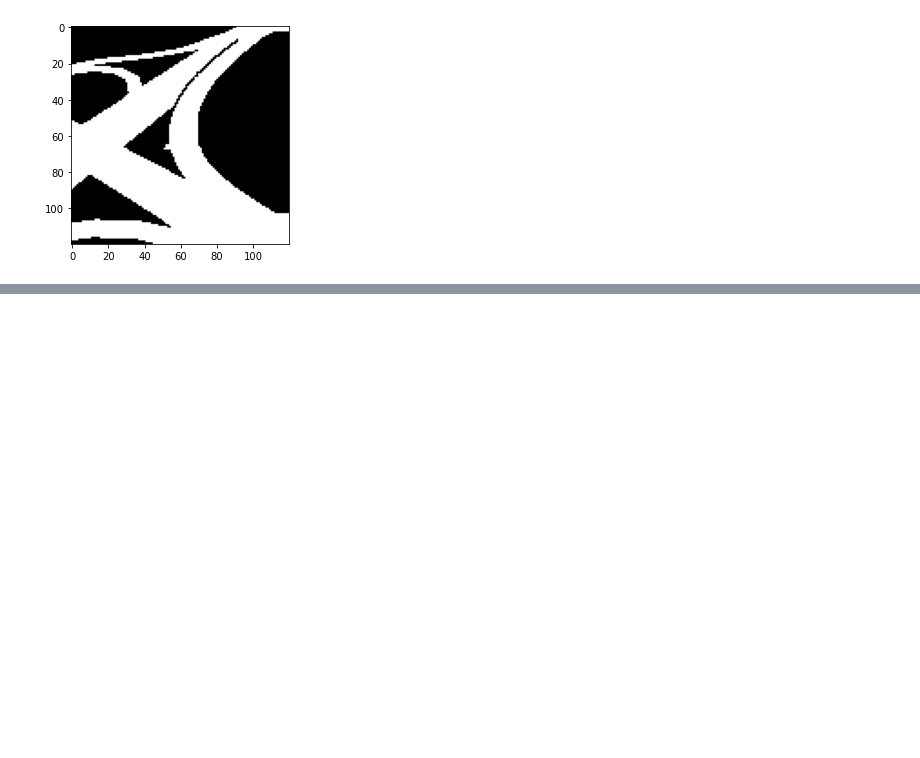
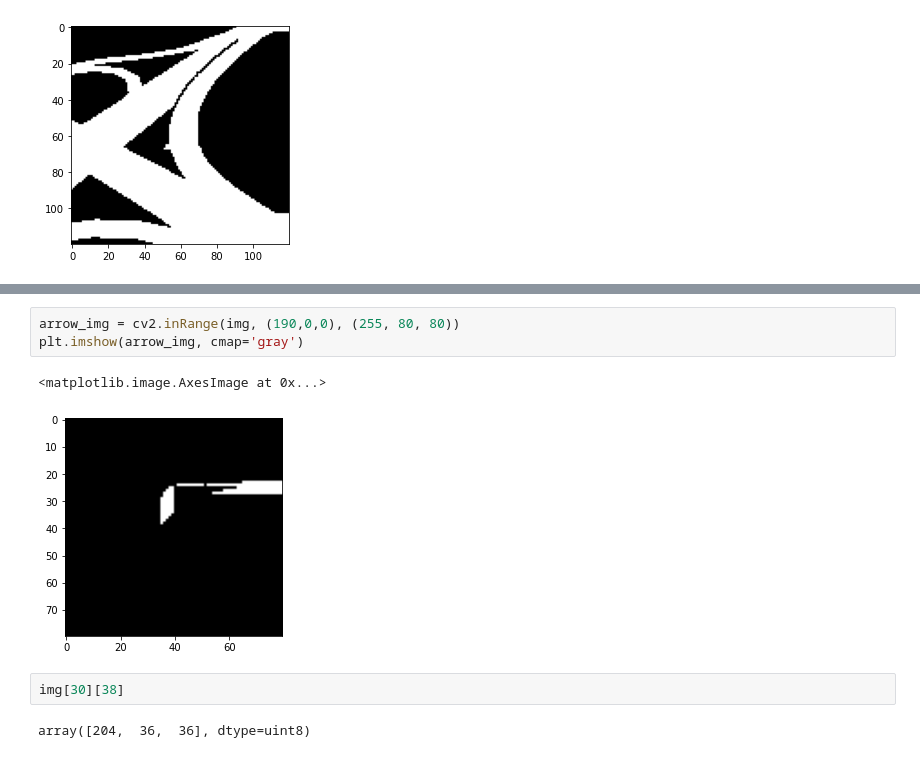
Before and after one commit to evopen/auto-ets2, a Jupyter notebook: scripts/crop_map.ipynb, the cells around one changed output, grey strips where cells are left out. Saved outputs shown, nothing was run; the diff lists cells and outputs as text; blank space fills up the shorter version.

```diff
--- a/scripts/crop_map.ipynb
+++ b/scripts/crop_map.ipynb
@@ -65,0 +81,10 @@ plt.imshow(all_roads, cmap='gray')
+# %%
+arrow_img = cv2.inRange(img, (190,0,0), (255, 80, 80))
+plt.imshow(arrow_img, cmap='gray')
+# %% [output]
+<matplotlib.image.AxesImage at 0x...>
+[figure, added]
+# %%
+img[30][38]
+# %% [output]
+array([204,  36,  36], dtype=uint8)
```
Also changed, not shown: parts of 3 cells of this notebook, 13 other files.
